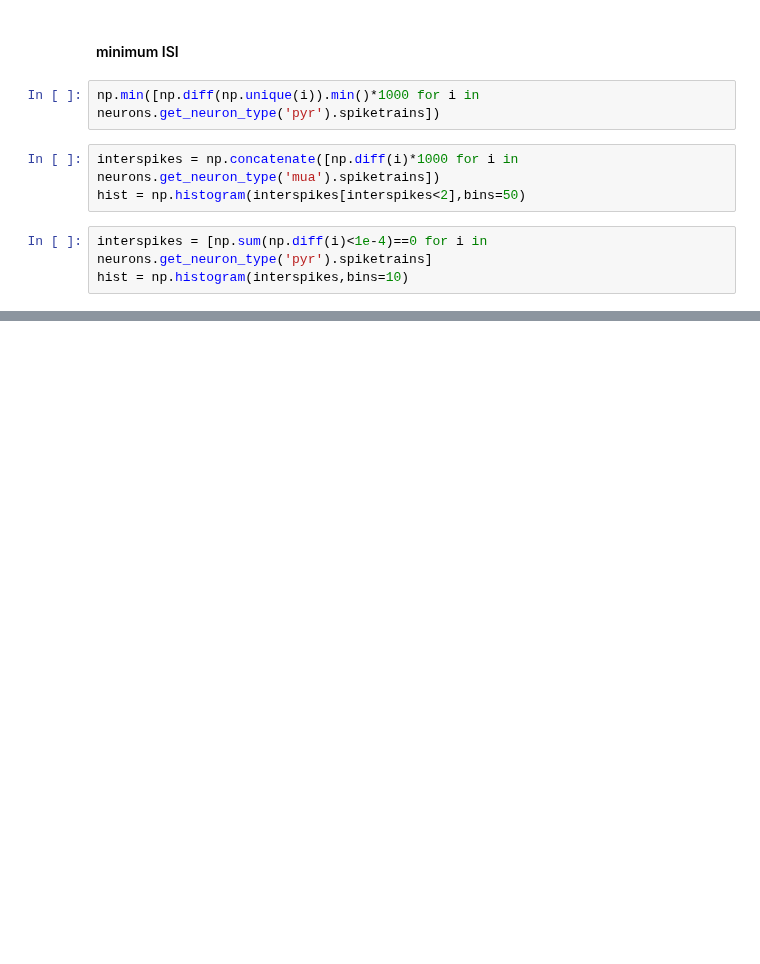
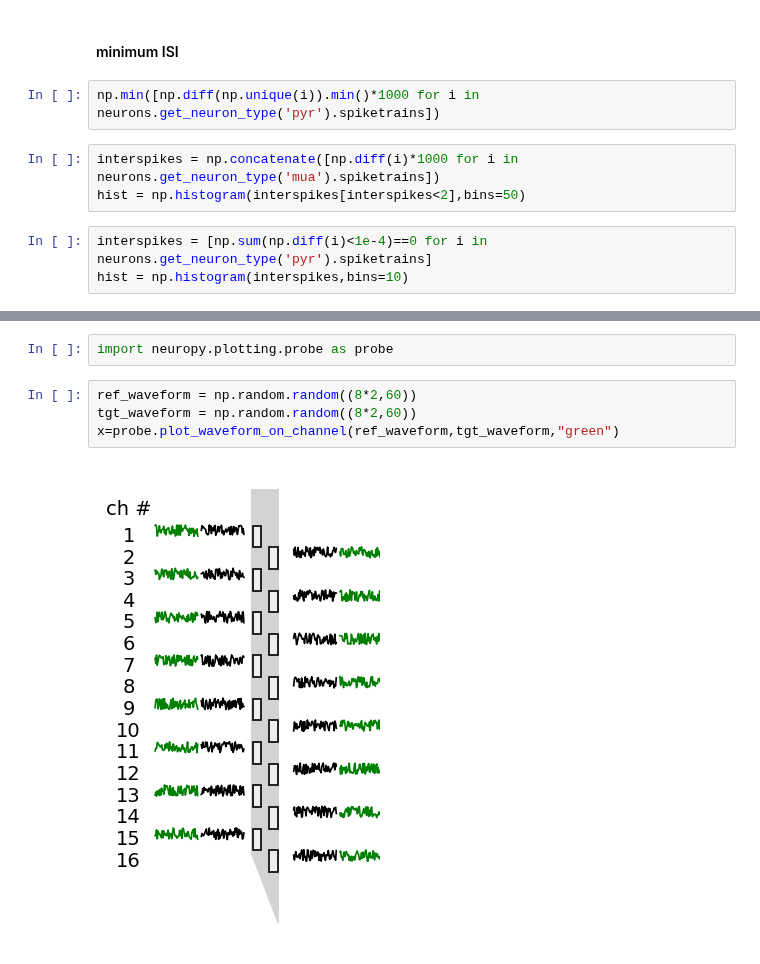
Before and after one commit to selina-lii/NeuroPy, a Jupyter notebook: notebooks/data_explore_selin.ipynb, the cells around one changed output, grey strips where cells are left out. Cells and saved outputs as stored; diff of their text form; blank space fills up the shorter version.

Commit message:
integrated plot_waveform_on_channel

```diff
--- a/notebooks/data_explore_selin.ipynb
+++ b/notebooks/data_explore_selin.ipynb
@@ -495,0 +365,8 @@ plt.show()
+# %%
+import neuropy.plotting.probe as probe
+# %%
+ref_waveform = np.random.random((8*2,60))
+tgt_waveform = np.random.random((8*2,60))
+x=probe.plot_waveform_on_channel(ref_waveform,tgt_waveform,"green")
+# %% [output]
+[figure, added]
```
Also changed, not shown: parts of 2 cells of this notebook, 9 other files.
